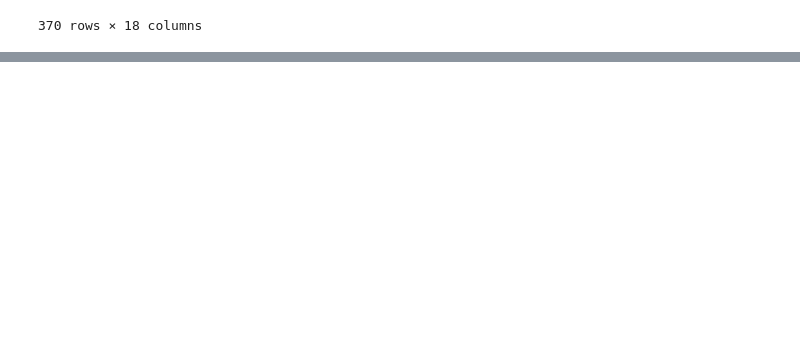
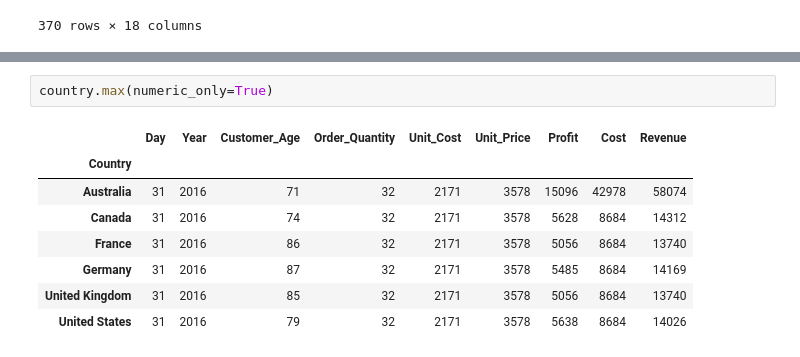
Before and after one commit to dindadinho93/Python-Exercise, a Jupyter notebook: sales_data.ipynb, the cells around one changed output, grey strips where cells are left out. Saved outputs shown, nothing was run; the diff lists cells and outputs as text; blank space fills up the shorter version.

```diff
--- a/sales_data.ipynb
+++ b/sales_data.ipynb
@@ -184,0 +240,11 @@ dt.loc[(dt['Day']==20) & (dt['Customer_Gender']=='F') &
+# %%
+country.max(numeric_only=True)
+# %% [output]
+|  | Day | Year | Customer_Age | Order_Quantity | Unit_Cost | Unit_Price | Profit | Cost | Revenue |
+| Country |  |  |  |  |  |  |  |  |  |
+| Australia | 31 | 2016 | 71 | 32 | 2171 | 3578 | 15096 | 42978 | 58074 |
+| Canada | 31 | 2016 | 74 | 32 | 2171 | 3578 | 5628 | 8684 | 14312 |
+| France | 31 | 2016 | 86 | 32 | 2171 | 3578 | 5056 | 8684 | 13740 |
+| Germany | 31 | 2016 | 87 | 32 | 2171 | 3578 | 5485 | 8684 | 14169 |
+| United Kingdom | 31 | 2016 | 85 | 32 | 2171 | 3578 | 5056 | 8684 | 13740 |
+| United States | 31 | 2016 | 79 | 32 | 2171 | 3578 | 5638 | 8684 | 14026 |
```
Also changed, not shown: parts of 10 cells of this notebook.
